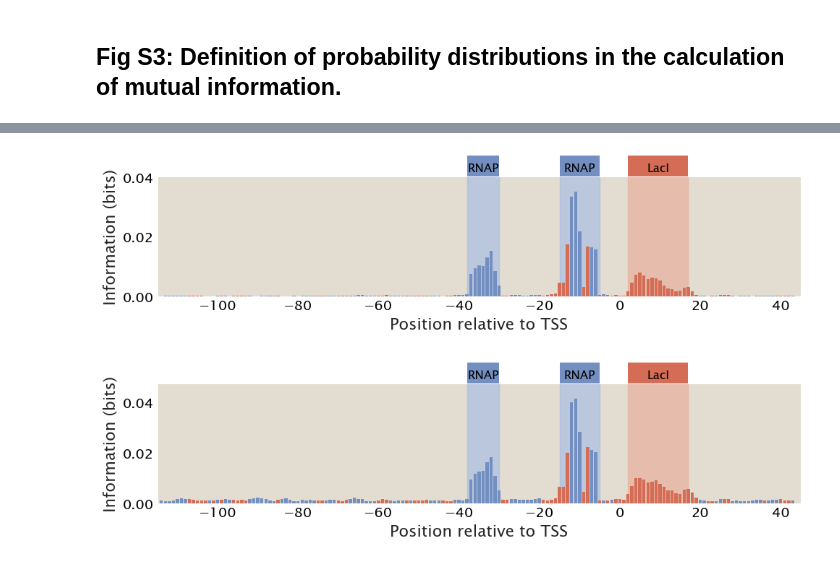
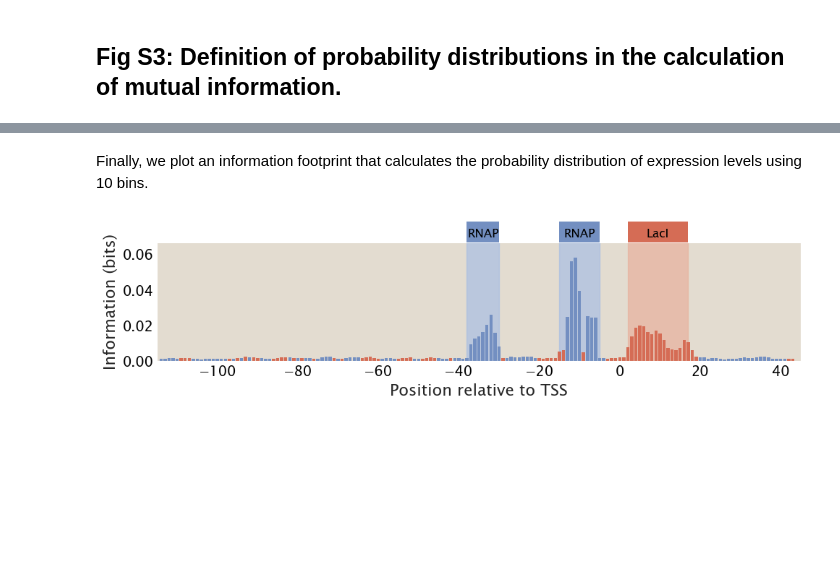
Before and after one commit to RPGroup-PBoC/theoretical_regseq, a Jupyter notebook: SI_notebooks/figS3_mutual_information.ipynb, the cells around one changed output, grey strips where cells are left out. Drawn from its saved outputs; the diff is of its cells as text; code cells hidden in the pictures; blank space fills up the shorter version.

```diff
--- a/SI_notebooks/figS3_mutual_information.ipynb
+++ b/SI_notebooks/figS3_mutual_information.ipynb
@@ -41,5 +45,5 @@ rnap_emat = tregs.simulate.fix_wt(rnap_emat_raw, rnap_site)
 # %%
-O1_1027_raw = np.load('../data/energy_matrices/lacThermoforTO1.npy')
+O1_1027_raw = np.load(fdir + 'energy_matrices/lacThermoforTO1.npy')
 
 O1_1027_fixed = np.zeros(np.shape(O1_1027_raw))
 for i in range(3):
@@ -262,39 +382,0 @@ def get_signal(footprint, region_param):
-# %%
-l_nbins = np.arange(2, 11, 1)
-
-l_stn_ratio_rnap10 = []
-l_stn_ratio_rnap35 = []
-l_stn_ratio_lacI = []
-for i in range(len(l_nbins)):
-    rnap10 = []
-    rnap35 = []
-    lacI = []
-    for j in range(20):
-        nbins = l_nbins[i]
-
-        df = tregs.simulate.sim(promoter, tregs.simulate.simrep_pbound, [rnap_site, rep_site],
-                        *[n_NS, n_p, n_r, rnap_emat, rep_emat, ep_wt, er_wt],
-                        num_mutants=5000)
-
-        mut_list = df['seq'].values
-        mu_data = df['norm_ct_1']
-        upper_bound = np.quantile(mu_data, 1 - 1 / nbins)
-
-        footprint = tregs.footprint.get_info_footprint(mut_list, mu_data, promoter, nbins, upper_bound,
-                                                pseudocount=10**(-6))
-
-        region_params = [(-38, -30, 'P', 'RNAP'), (-15, -5, 'P', 'RNAP'), (2, 17, 'R', 'LacI')]
-        rnap35_signal, rnap35_length = get_signal(footprint, region_params[0])
-        rnap10_signal, rnap10_length = get_signal(footprint, region_params[1])
-        lacI_signal, lacI_length = get_signal(footprint, region_params[2])
-
-        total_signal = rnap35_signal + rnap10_signal + lacI_signal
-        total_noise = np.sum(footprint) - total_signal
-        mean_noise = total_noise / (160 - (rnap35_length + rnap10_length + lacI_length))
-
-        rnap10.append(rnap10_signal / rnap10_length / mean_noise)
-        rnap35.append(rnap35_signal / rnap35_length / mean_noise)
-        lacI.append(lacI_signal / lacI_length / mean_noise)
-    l_stn_ratio_rnap10.append(np.mean(rnap10))
-    l_stn_ratio_rnap35.append(np.mean(rnap35))
-    l_stn_ratio_lacI.append(np.mean(lacI))
@@ -319,12 +383,8 @@ df = tregs.simulate.sim(promoter, tregs.simulate.simrep_pbound, [rnap_site, rep_
+# %% [markdown]
+Finally, we plot an information footprint that calculates the probability distribution of expression levels using 10 bins.
 # %%
 tregs.footprint.plot_footprint(promoter, df, region_params,
-                               nbins=2,
-                               outfile='../plots/figS3/footprint-cg-2bins.pdf')
+                               nbins=10,
+                               outfile=out_fdir + 'footprint-cg-10bins.pdf')
 # %% [output]
-[figure, old version]
+[figure, new version]
-# %%
-tregs.footprint.plot_footprint(promoter, df, region_params,
-                               nbins=10,
-                               outfile='../plots/figS3/footprint-cg-10bins.pdf')
-# %% [output]
-[figure, removed]
```
Also changed, not shown: parts of 44 cells of this notebook, 2 other files.
